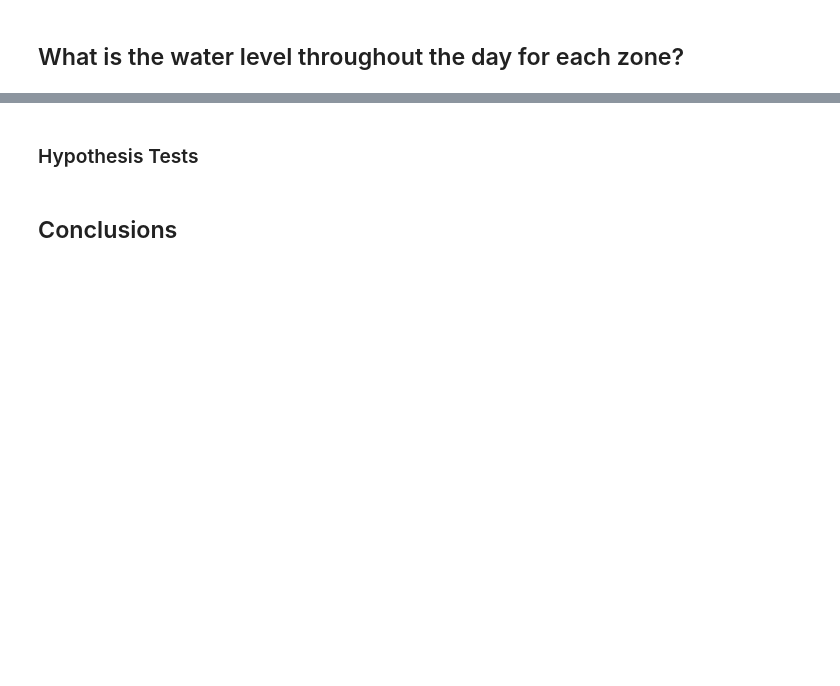
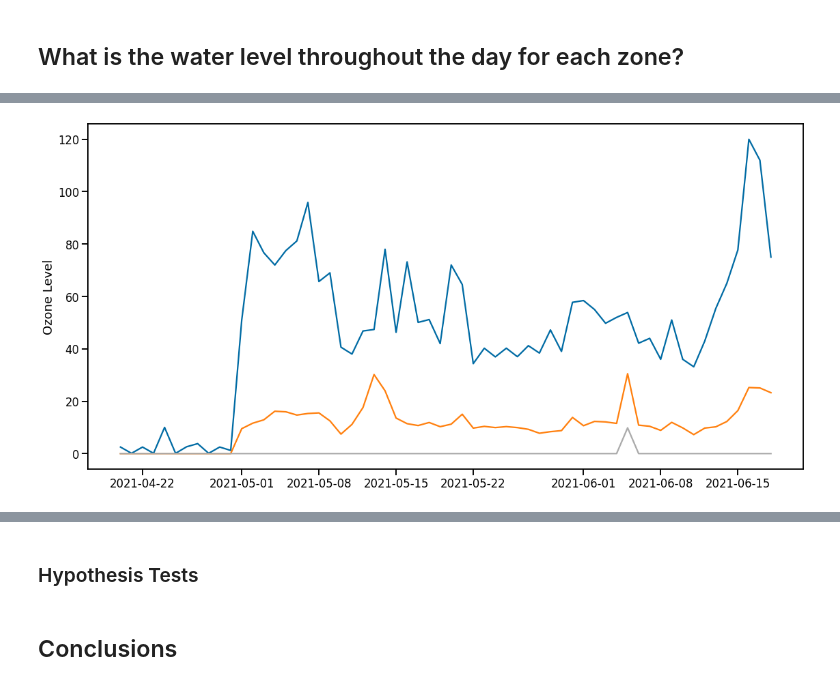
Before and after one commit to Promeos/Smart_San_Antonio, a Jupyter notebook: MVP_Air_Quality.ipynb, the cells around one changed output, grey strips where cells are left out. Saved outputs shown, nothing was run; the diff lists cells and outputs as text; code cells hidden in the pictures; blank space fills up the shorter version.

Commit message:
Prepared Air Quality data and created a function to automatically merge raw files together for each sensor type.

```diff
--- a/MVP_Air_Quality.ipynb
+++ b/MVP_Air_Quality.ipynb
@@ -132,7 +125,7 @@ plt.tight_layout();
     - Refer to the data dictionary.
 - Replace "Downtown Market XX" zone with "Downtown"
 # %%
-df = src.prep_data(data=df, filename='water')
+df = src.prep_data(data=df, filename='air')
 # %% [markdown]
 ## Explore
 # %%
@@ -201,6 +240,6 @@ outliers
 # %% [markdown]
 ## What is the water level throughout the day for each zone?
 # %%
-water = df.groupby(['date', 'zone']).disttowl_ft.agg(['mean']).sort_values(by=['zone', 'date']).reset_index()
+air = df.groupby(['date', 'zone']).ozone.agg(['mean']).sort_values(by=['zone', 'date']).reset_index()
 # %%
-water.set_index(pd.DatetimeIndex(water['date']), inplace=True)
+air.set_index(pd.DatetimeIndex(air['date']), inplace=True)
@@ -209,9 +263,11 @@ water
 # %%
 sns.set_context('talk')
 
 plt.figure(figsize=(16, 8))
-plt.plot(water.resample('D').agg(['max', 'mean', 'min']))
+plt.plot(air.resample('D').agg(['max', 'mean', 'min']))
 
 plt.xlabel('')
-plt.ylabel('dB')
+plt.ylabel('Ozone Level')
 plt.tight_layout();
+# %% [output]
+[figure, added]
```
Also changed, not shown: parts of 29 cells of this notebook, 4 other files.
